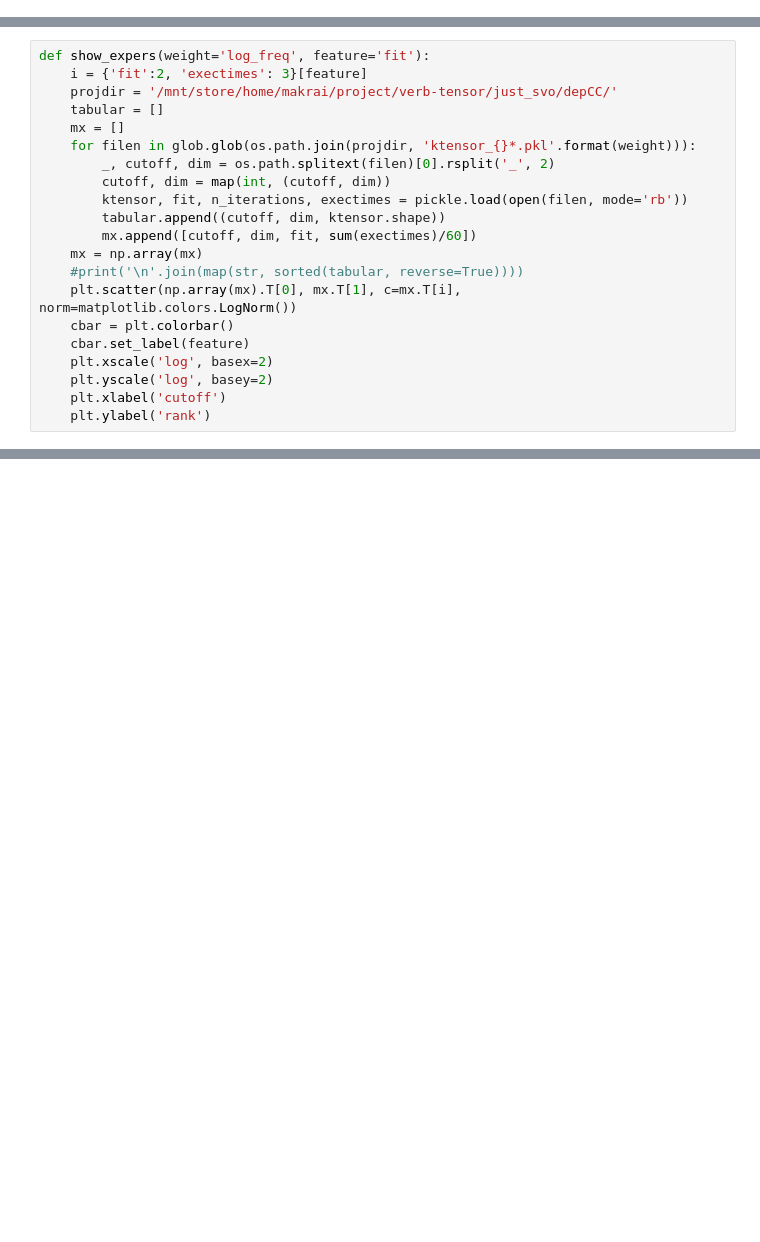
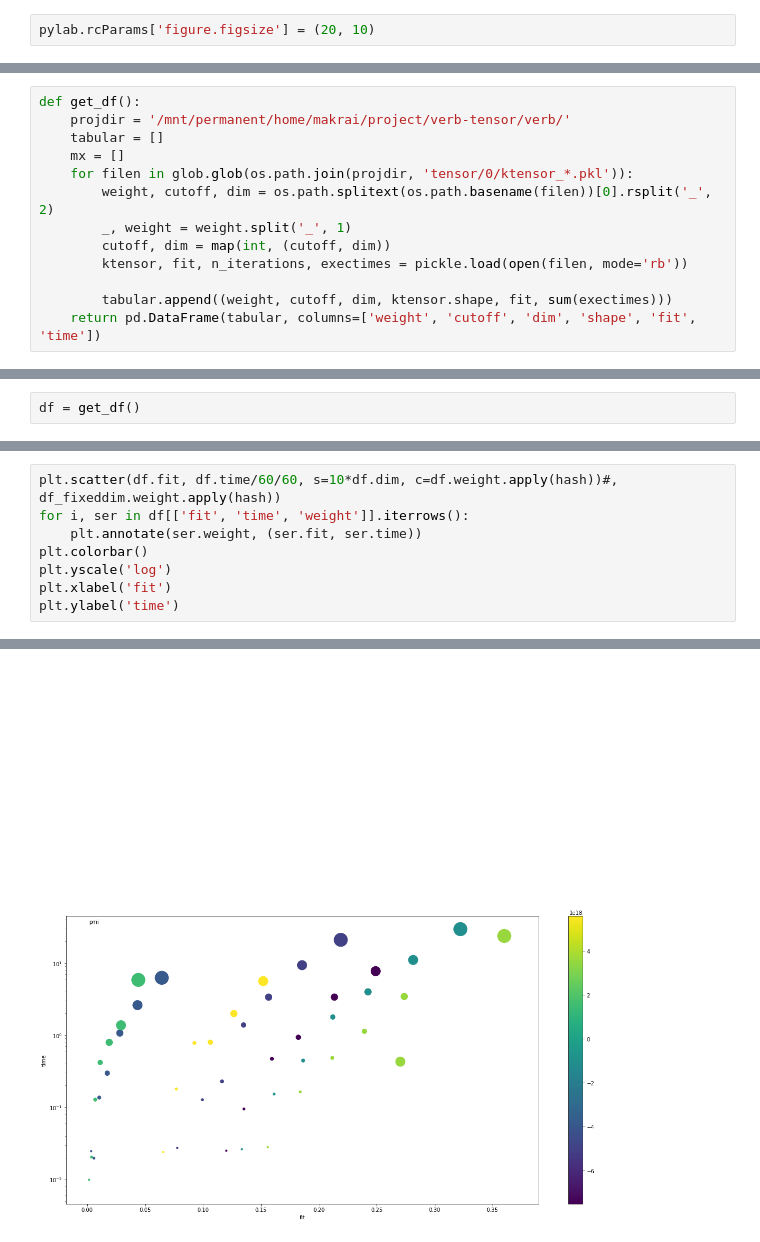
Before and after one commit to makrai/verb-tensor, a Jupyter notebook: show_exper.ipynb, the cells around one changed output, grey strips where cells are left out. Saved outputs shown, nothing was run; the diff lists cells and outputs as text; blank space fills up the shorter version.

```diff
--- a/show_exper.ipynb
+++ b/show_exper.ipynb
@@ -35,0 +22,2 @@ Populating the interactive namespace from numpy and matplotlib
+# %%
+pylab.rcParams['figure.figsize'] = (20, 10)
@@ -36,21 +38,13 @@ Populating the interactive namespace from numpy and matplotlib
 # %%
-def show_expers(weight='log_freq', feature='fit'):
-    i = {'fit':2, 'exectimes': 3}[feature]
-    projdir = '/mnt/store/home/makrai/project/verb-tensor/just_svo/depCC/'
+def get_df():
+    projdir = '/mnt/permanent/home/makrai/project/verb-tensor/verb/'
     tabular = []
     mx = []
-    for filen in glob.glob(os.path.join(projdir, 'ktensor_{}*.pkl'.format(weight))):
-        _, cutoff, dim = os.path.splitext(filen)[0].rsplit('_', 2)
+    for filen in glob.glob(os.path.join(projdir, 'tensor/0/ktensor_*.pkl')):
+        weight, cutoff, dim = os.path.splitext(os.path.basename(filen))[0].rsplit('_', 2)
+        _, weight = weight.split('_', 1)
         cutoff, dim = map(int, (cutoff, dim))
         ktensor, fit, n_iterations, exectimes = pickle.load(open(filen, mode='rb'))
-        tabular.append((cutoff, dim, ktensor.shape))
-        mx.append([cutoff, dim, fit, sum(exectimes)/60])
-    mx = np.array(mx)
-    #print('\n'.join(map(str, sorted(tabular, reverse=True))))
-    plt.scatter(np.array(mx).T[0], mx.T[1], c=mx.T[i], norm=matplotlib.colors.LogNorm())
-    cbar = plt.colorbar()
-    cbar.set_label(feature)
-    plt.xscale('log', basex=2)
-    plt.yscale('log', basey=2)
-    plt.xlabel('cutoff')
-    plt.ylabel('rank')
+
+        tabular.append((weight, cutoff, dim, ktensor.shape, fit, sum(exectimes)))
+    return pd.DataFrame(tabular, columns=['weight', 'cutoff', 'dim', 'shape', 'fit', 'time'])
@@ -64,0 +51,2 @@ _ = show_expers(weight='salience', feature='exectimes')
+# %%
+df = get_df()
@@ -64,0 +66,9 @@ _ = show_expers(weight='salience', feature='exectimes')
+# %%
+plt.scatter(df.fit, df.time/60/60, s=10*df.dim, c=df.weight.apply(hash))#, df_fixeddim.weight.apply(hash))
+for i, ser in df[['fit', 'time', 'weight']].iterrows():
+    plt.annotate(ser.weight, (ser.fit, ser.time))
+plt.colorbar()
+plt.yscale('log')
+plt.xlabel('fit')
+plt.ylabel('time')
+# %% [output]
@@ -64,0 +76 @@ _ = show_expers(weight='salience', feature='exectimes')
+[figure, added]
```
Also changed, not shown: parts of 7 cells of this notebook.
